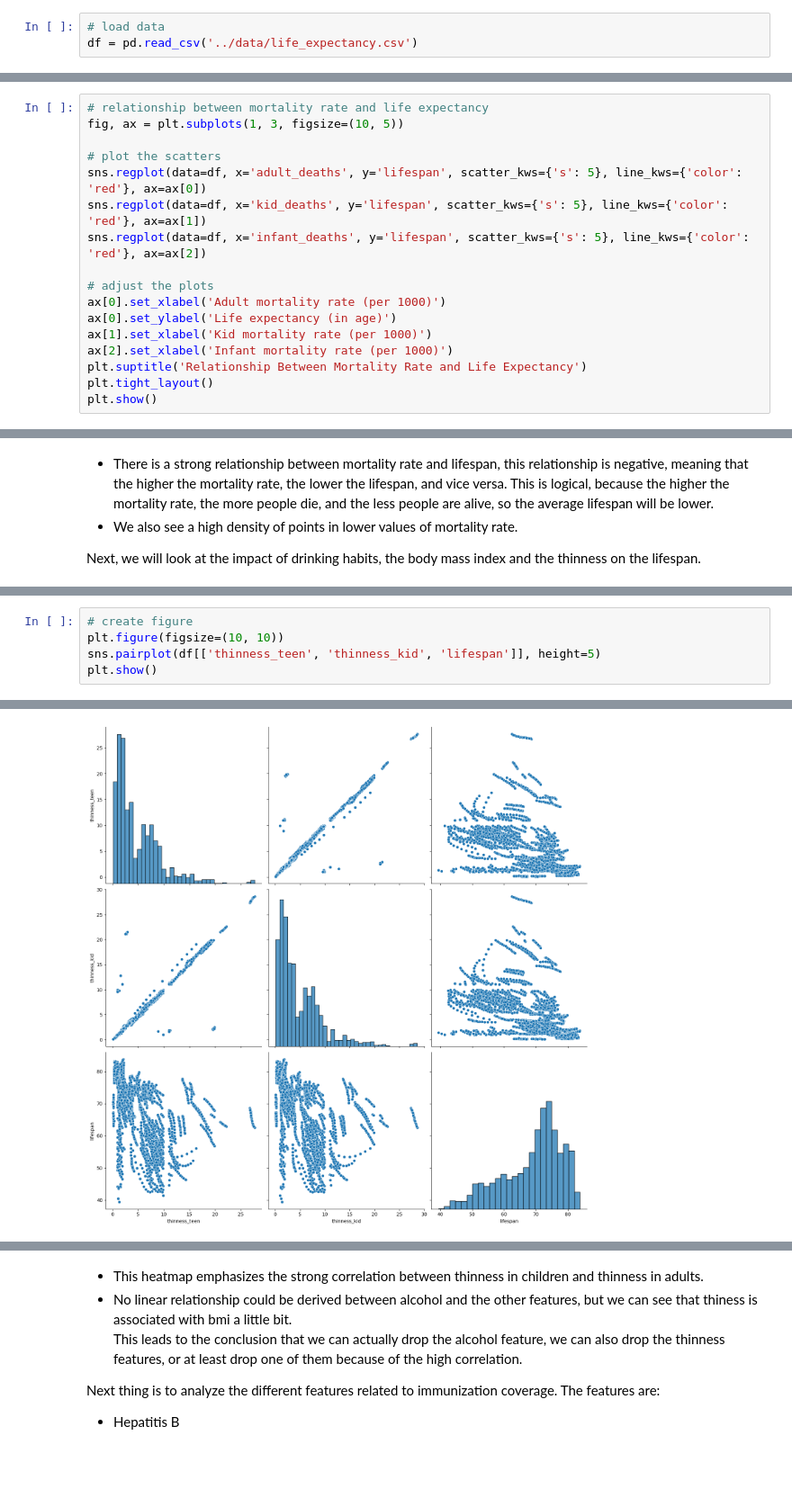
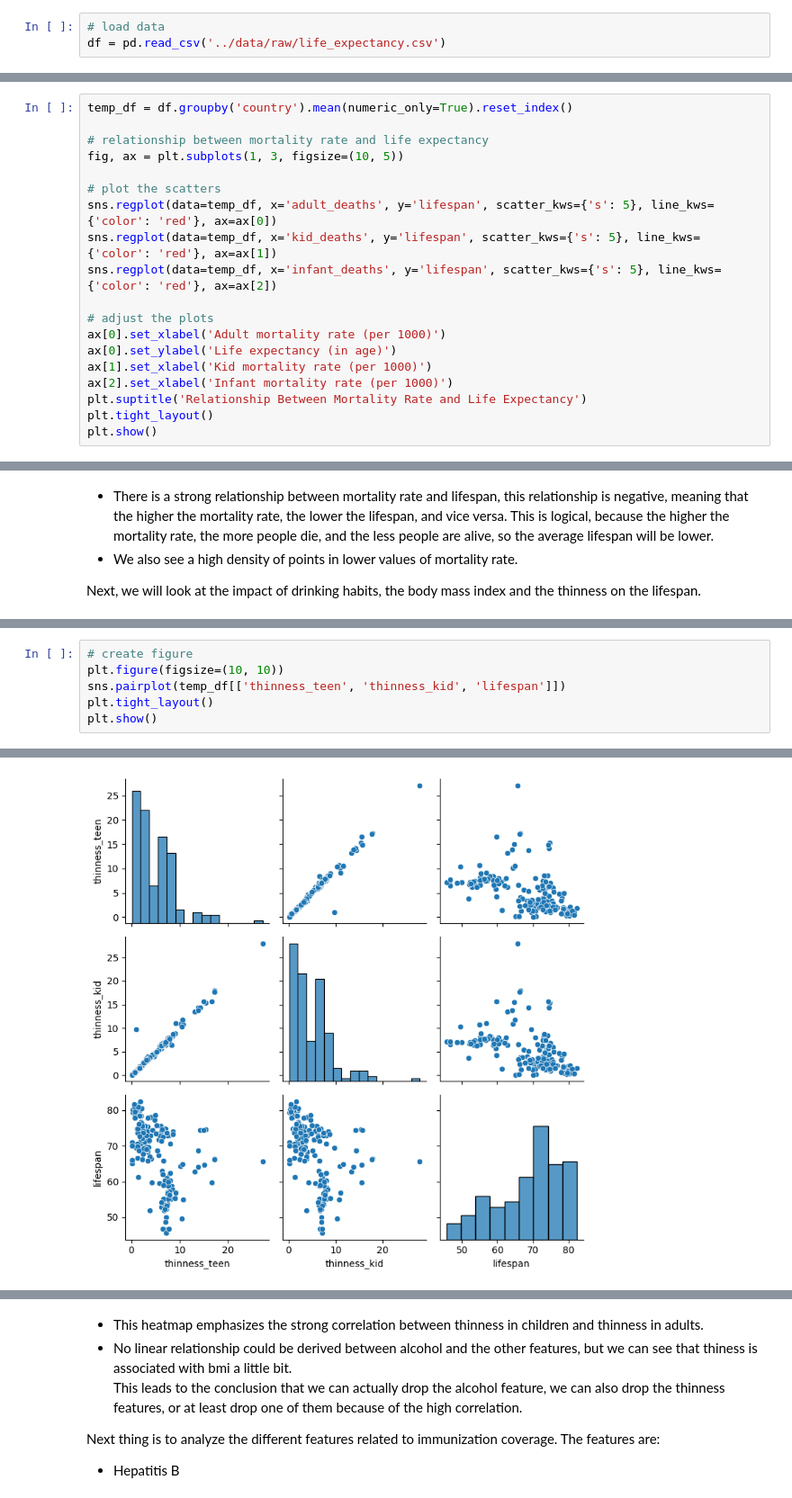
Before and after one commit to gurennnn/life-expectancy-estimation, a Jupyter notebook: notebooks/1_analysis.ipynb, the cells around one changed output, grey strips where cells are left out. Shown: that part at 90% size. Drawn from its saved outputs; the diff is of its cells as text; blank space fills up the shorter version.

```diff
--- a/notebooks/1_analysis.ipynb
+++ b/notebooks/1_analysis.ipynb
@@ -33,7 +33,7 @@ import seaborn as sns
 plt.rcParams['figure.figsize'] = (5, 5)
 # %%
 # load data
-df = pd.read_csv('../data/life_expectancy.csv')
+df = pd.read_csv('../data/raw/life_expectancy.csv')
 # %%
 # inspect data
 df.head()
@@ -264,11 +264,13 @@ Now, let's analyze the health indicators, we will start with the mortality rate
 # %%
+temp_df = df.groupby('country').mean(numeric_only=True).reset_index()
+
 # relationship between mortality rate and life expectancy
 fig, ax = plt.subplots(1, 3, figsize=(10, 5))
 
 # plot the scatters
-sns.regplot(data=df, x='adult_deaths', y='lifespan', scatter_kws={'s': 5}, line_kws={'color': 'red'}, ax=ax[0])
-sns.regplot(data=df, x='kid_deaths', y='lifespan', scatter_kws={'s': 5}, line_kws={'color': 'red'}, ax=ax[1])
-sns.regplot(data=df, x='infant_deaths', y='lifespan', scatter_kws={'s': 5}, line_kws={'color': 'red'}, ax=ax[2])
+sns.regplot(data=temp_df, x='adult_deaths', y='lifespan', scatter_kws={'s': 5}, line_kws={'color': 'red'}, ax=ax[0])
+sns.regplot(data=temp_df, x='kid_deaths', y='lifespan', scatter_kws={'s': 5}, line_kws={'color': 'red'}, ax=ax[1])
+sns.regplot(data=temp_df, x='infant_deaths', y='lifespan', scatter_kws={'s': 5}, line_kws={'color': 'red'}, ax=ax[2])
 
 # adjust the plots
 ax[0].set_xlabel('Adult mortality rate (per 1000)')
@@ -312,9 +314,10 @@ Let's keep up with skinness.
 # %%
 # create figure
 plt.figure(figsize=(10, 10))
-sns.pairplot(df[['thinness_teen', 'thinness_kid', 'lifespan']], height=5)
+sns.pairplot(temp_df[['thinness_teen', 'thinness_kid', 'lifespan']])
+plt.tight_layout()
 plt.show()
 # %% [output]
 <Figure size 1000x1000 with 0 Axes>
-[figure, old version]
+[figure, new version]
 # %% [markdown]
```
Also changed, not shown: parts of 18 cells of this notebook.
